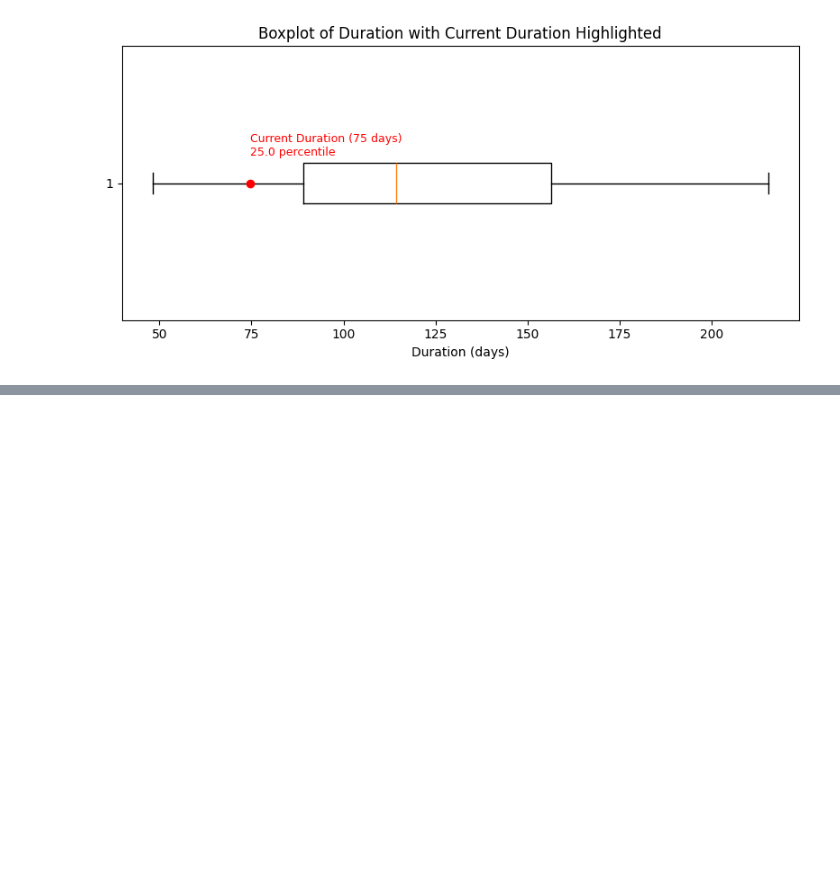
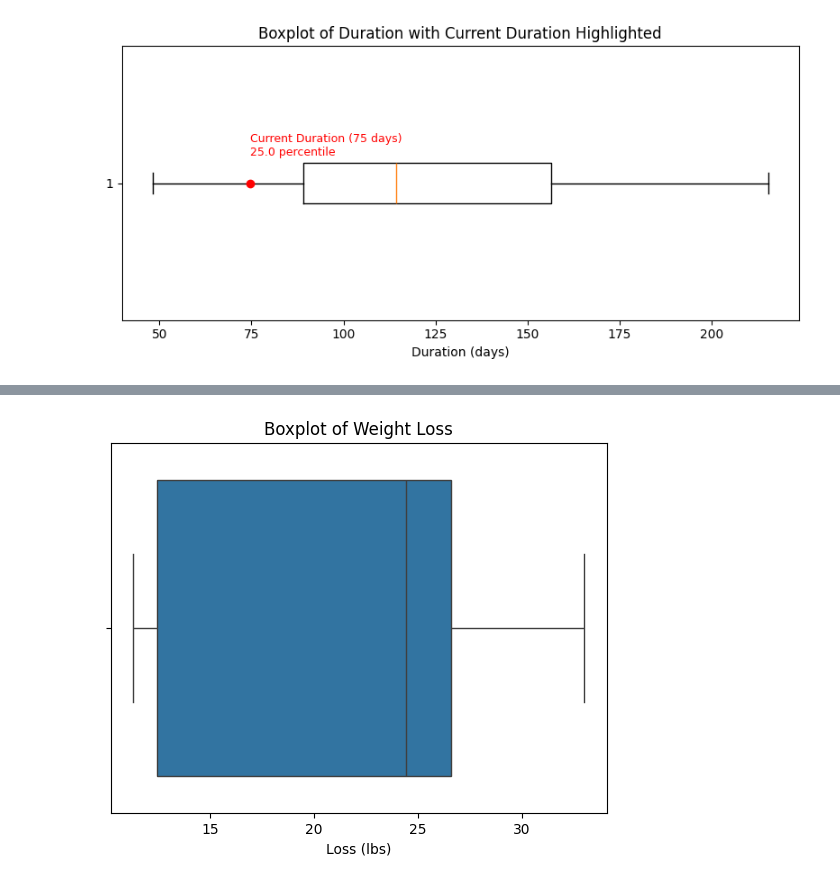
Before and after one commit to ericmelz/weight, a Jupyter notebook: notebooks/eda1.ipynb, the cells around one changed output, grey strips where cells are left out. Saved outputs shown, nothing was run; the diff lists cells and outputs as text; code cells hidden in the pictures; blank space fills up the shorter version.

```diff
--- a/notebooks/eda1.ipynb
+++ b/notebooks/eda1.ipynb
@@ -293,0 +290,7 @@ plot_current_duration(summary_df.loc[2025]['duration_days'])
+# %%
+sns.boxplot(x=summary_df['drop'])
+plt.title('Boxplot of Weight Loss')
+plt.xlabel('Loss (lbs)')
+plt.show()
+# %% [output]
+[figure, added]
```
Also changed, not shown: parts of 4 cells of this notebook.
